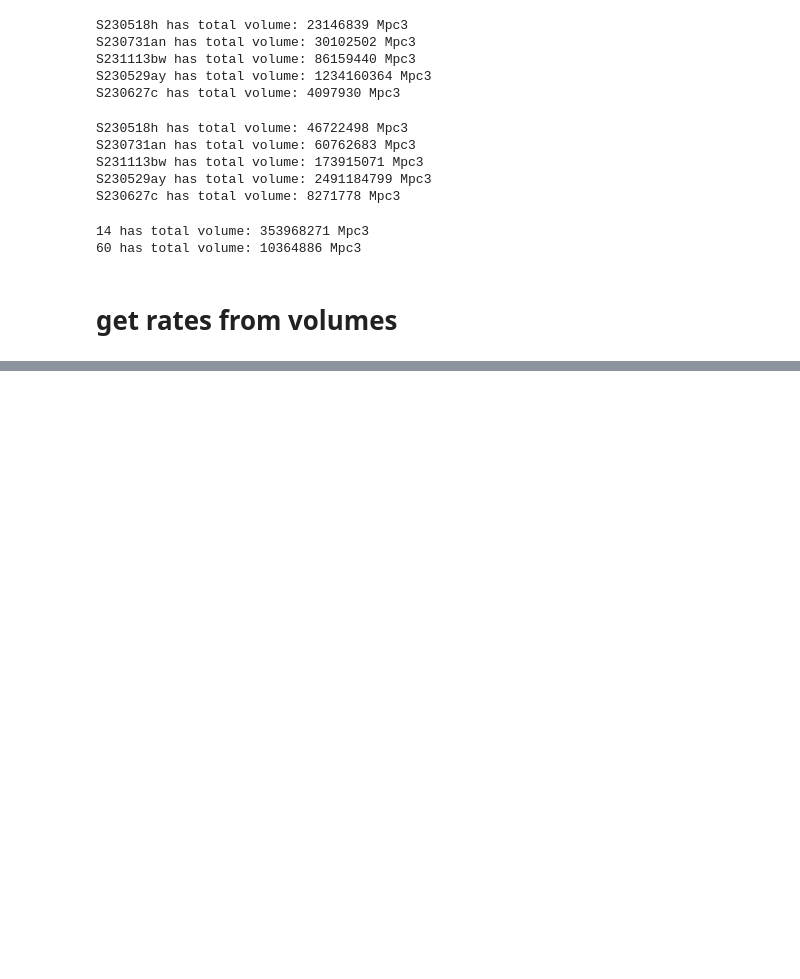
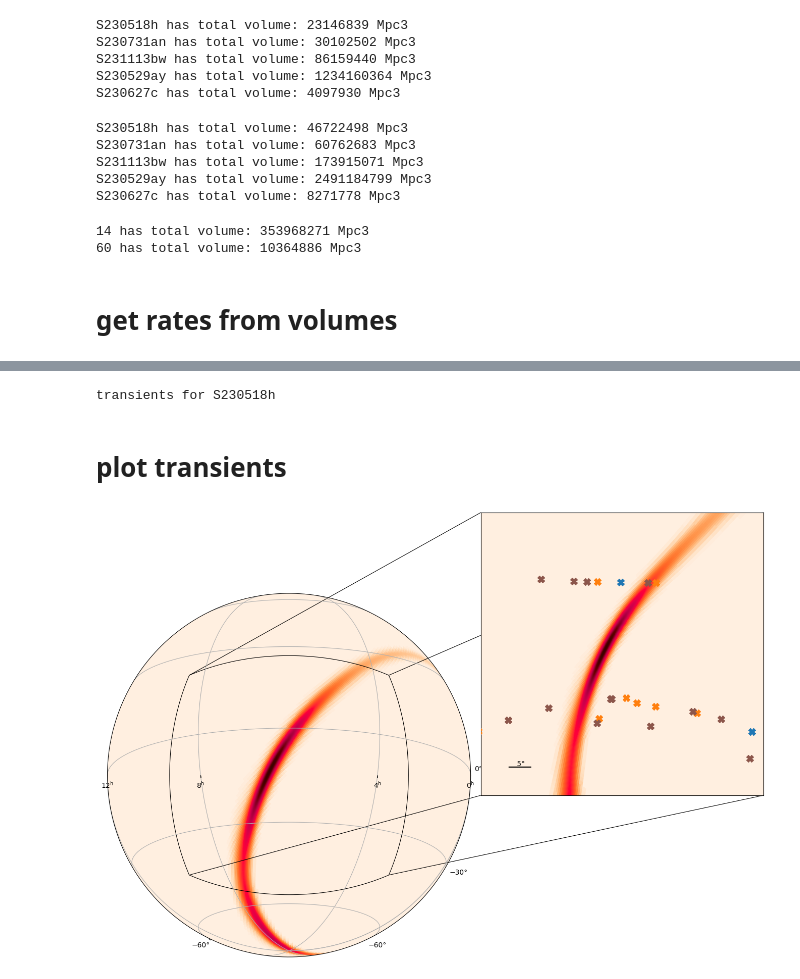
Before and after one commit to knolan10/SYBIL, a Jupyter notebook: transients_v2.ipynb, the cells around one changed output, grey strips where cells are left out. Cells and saved outputs as stored; diff of their text form; code cells hidden in the pictures; blank space fills up the shorter version.

```diff
--- a/transients_v2.ipynb
+++ b/transients_v2.ipynb
@@ -226,22 +251,29 @@ def get_transients(literature_rates,event,time_window=7):
     name=event[0]
     num_events = get_rates(literature_rates, voxel=voxel, name=name, time_window=time_window, verbose=False)
 
-    #replace this with poisson sampling
-    int_events = [round(num) for num in num_events]
+    # sample ra and dec for each transient type
+    skymap=event[1]
+    radec = [random_ra_dec_skymap(num, skymap) for num in num_events]
 
-    # sample ra and dec for each transients types
-    skymap=event[1]
-    radec = [random_ra_dec_skymap(num, skymap) for num in int_events]
+    # get sample of redshifts from sphere with radius 1000Mpc
+    z = [pdf_radii(num) for num in num_events]
 
-    # get distances in Mpc from sphere with radius 1000Mpc
-    dists = [pdf_radii(num) for num in int_events]
+    # get start times for each transient MJD
+    gw_time = skymap.meta['DATE-OBS']
+    gw_mjd = round(Time(gw_time, format='fits').mjd)
+    start_times = [gw_mjd + np.random.uniform(0, time_window, num) for num in num_events]
 
-    return(num_events, radec, dists)
+    return(num_events, radec, z, start_times)
+# %%
+# test with one gracedb event
+test = events_gracedb[0]
+print(f'transients for {test[0]}')
+gracedb_test = get_transients(transient_rates, test)
+# %% [output]
+transients for S230518h
 # %%
-# test with one gracedb event
+# test with one simulated event
 
-gracedb_test = get_transients(transient_rates, events_gracedb[0])
+sim_test = get_transients(transient_rates, events_sim[0])
-# %%
-# test with one simulated event
-
-gracedb_test = get_transients(transient_rates, events_sim[0])
+# %% [markdown]
+# plot transients
@@ -247,0 +320,9 @@ gracedb_test = get_transients(transient_rates, events_sim[0])
+# %%
+#plot selected AGN candidates on localization skymap
+url = 'https://gracedb.ligo.org/api/superevents/S230518h/files/bayestar.fits.gz,1'
+transients = gracedb_test
+center = SkyCoord(ra=90*u.degree, dec=-15*u.degree, frame='icrs')
+
+inset_plot(url, transients, center)
+# %% [output]
+[figure, added]
```
Also changed, not shown: parts of 11 cells of this notebook.
